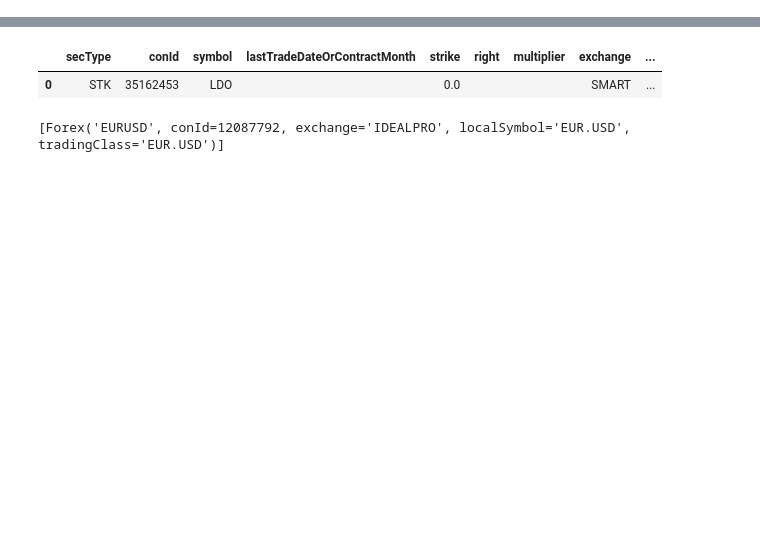
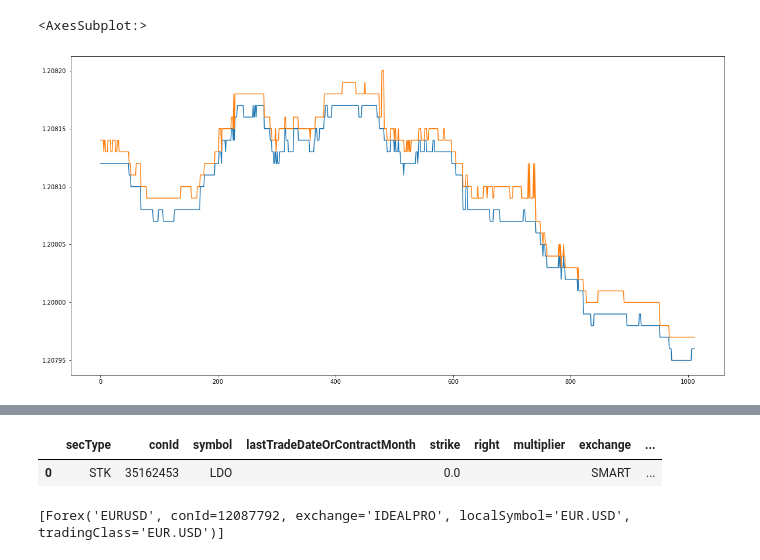
Before and after one commit to jaNGOB/IB_trader, a Jupyter notebook: tests.ipynb, the cells around one changed output, grey strips where cells are left out. Saved outputs shown, nothing was run; the diff lists cells and outputs as text; code cells hidden in the pictures; blank space fills up the shorter version.

```diff
--- a/tests.ipynb
+++ b/tests.ipynb
@@ -16,3 +19,21 @@ TimeoutError:
+# %%
+start = ''
+end = datetime.datetime.now()
+ticks = ib.reqHistoricalTicks(Forex('EURUSD'), start, end, 1000, 'BID_ASK', useRth=False)
+# %%
+df = []
+# %%
+for tick in ticks:
+    df.append([tick.time, tick.sizeBid, tick.priceBid, tick.priceAsk, tick.sizeAsk])
+# %%
+df = pd.DataFrame(df)
+df.columns = ['time', 'bidSize', 'bid', 'ask', 'askSize']
+# %%
+df.bid.plot(figsize=(20,10))
+df.ask.plot()
+# %% [output]
+<AxesSubplot:>
+[figure, added]
 # %%
 contracts = [Stock(pair) for pair in (secIdType='ISIN', secId='IT0003856405')]
 ib.qualifyContracts(*contracts)
```
Also changed, not shown: parts of 21 cells of this notebook, 2 other files.
